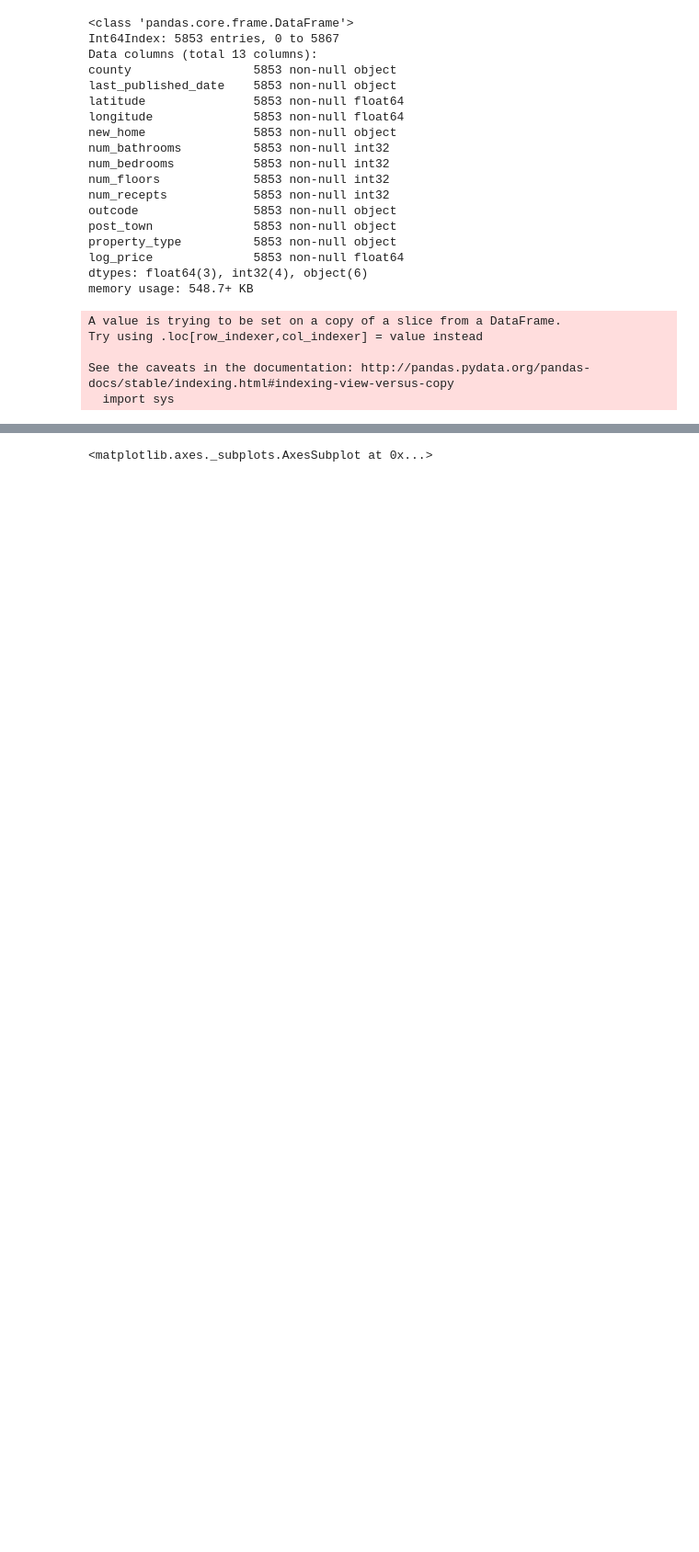
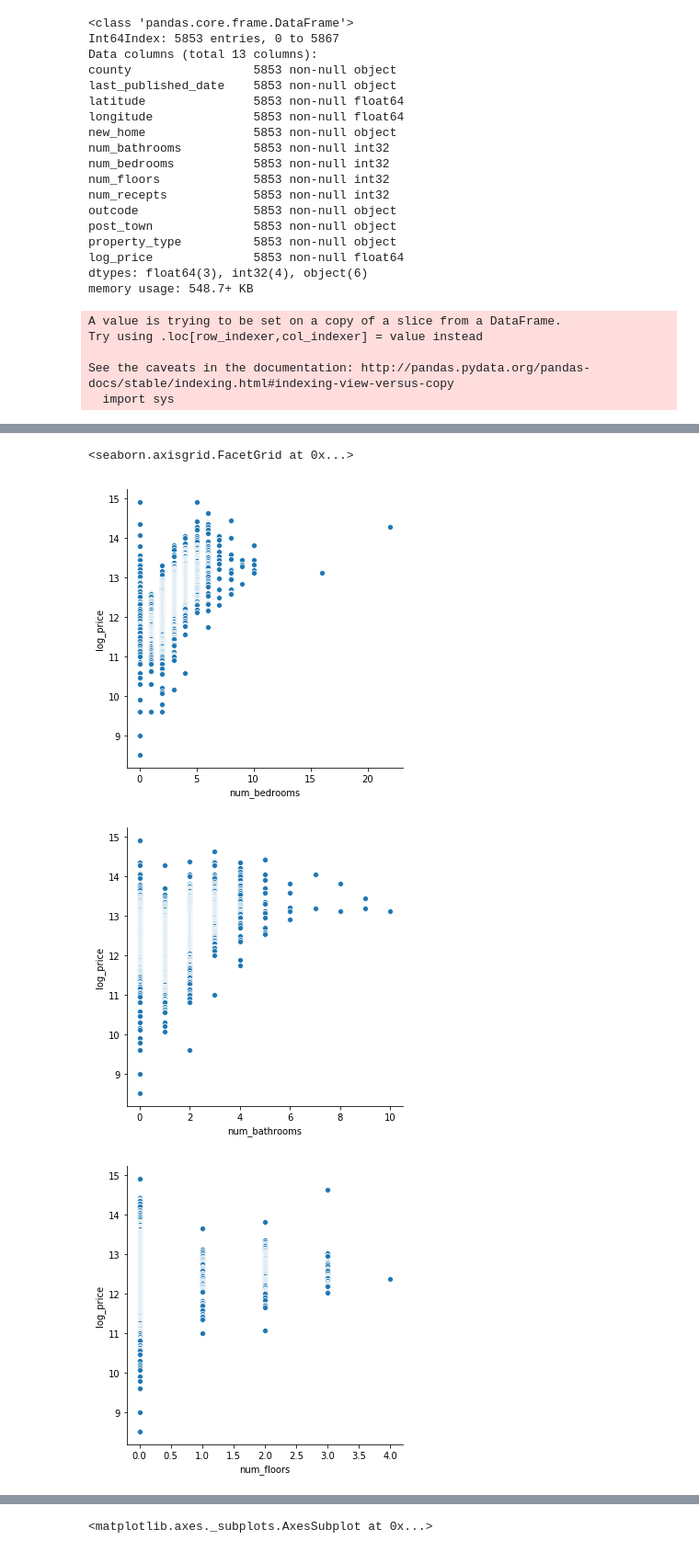
Before and after one commit to green-fox-academy/tedlsx, a Jupyter notebook: week-7/house_price_project/house_price.ipynb, the cells around one changed output, grey strips where cells are left out. Shown at 92% size. Cells and saved outputs as stored; diff of their text form; code cells hidden in the pictures; blank space fills up the shorter version.

```diff
--- a/week-7/house_price_project/house_price.ipynb
+++ b/week-7/house_price_project/house_price.ipynb
@@ -209,0 +217,10 @@ See the caveats in the documentation: http://pandas.pydata.org/pandas-docs/stabl
+# %%
+sns.relplot(x="num_bedrooms", y="log_price", data=df_drop_zeroprice)
+sns.relplot(x="num_bathrooms", y="log_price", data=df_drop_zeroprice)
+sns.relplot(x="num_floors", y="log_price", data=df_drop_zeroprice)
+sns.relplot(x="num_recepts", y="log_price", data=df_drop_zeroprice)
+# %% [output]
+<seaborn.axisgrid.FacetGrid at 0x...>
+[figure, added]
+[figure, added]
+[figure, added]
```
Also changed, not shown: parts of 19 cells of this notebook, 6 other files.
